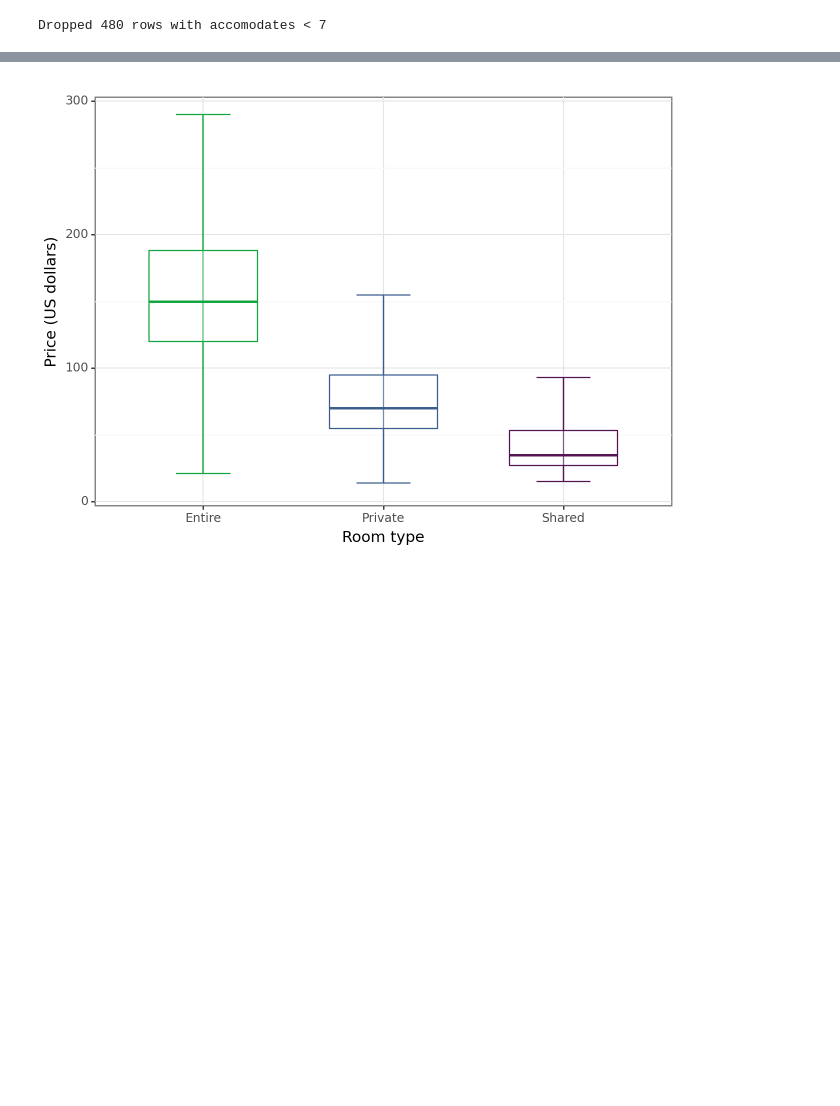
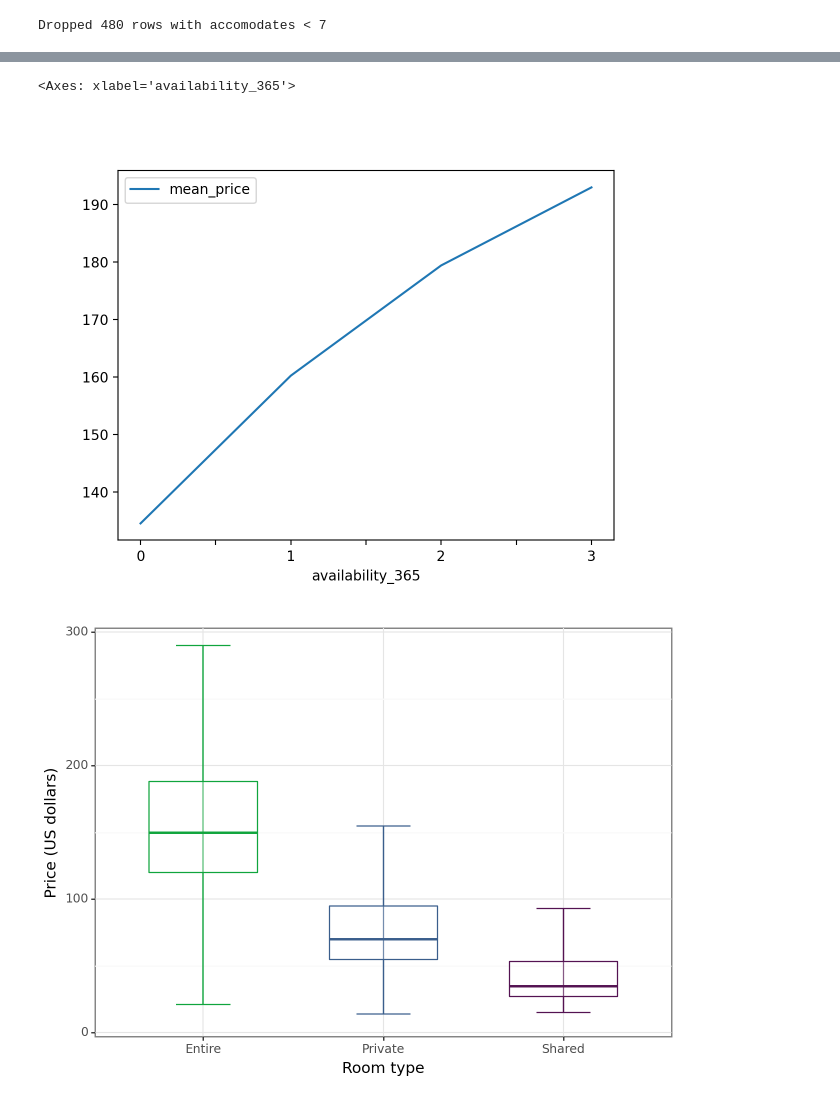
Before and after one commit to szilvasipeter2000/Data-Analysis-3, a Jupyter notebook: assignment-2/assignment2-working.ipynb, the cells around one changed output, grey strips where cells are left out. Cells and saved outputs as stored; diff of their text form; code cells hidden in the pictures; blank space fills up the shorter version.

```diff
--- a/assignment-2/assignment2-working.ipynb
+++ b/assignment-2/assignment2-working.ipynb
@@ -337,6 +520,12 @@ listings.groupby(["property_type", "room_type"]).agg(mean_price=("price", np.mea
 | Rental Unit | Entire | 168.344993 |
 |  | Private | 86.223792 |
 |  | Shared | 49.826087 |
+# %%
+#What is the correlation between availability of the AirBnb and its Price?
+listings.groupby("availability_365").agg(mean_price=("price", np.mean)).plot()
+# %% [output]
+<Axes: xlabel='availability_365'>
+[figure, added]
 # %%
 ## Boxplot of price by room type
 (
```
Also changed, not shown: parts of 87 cells of this notebook.
